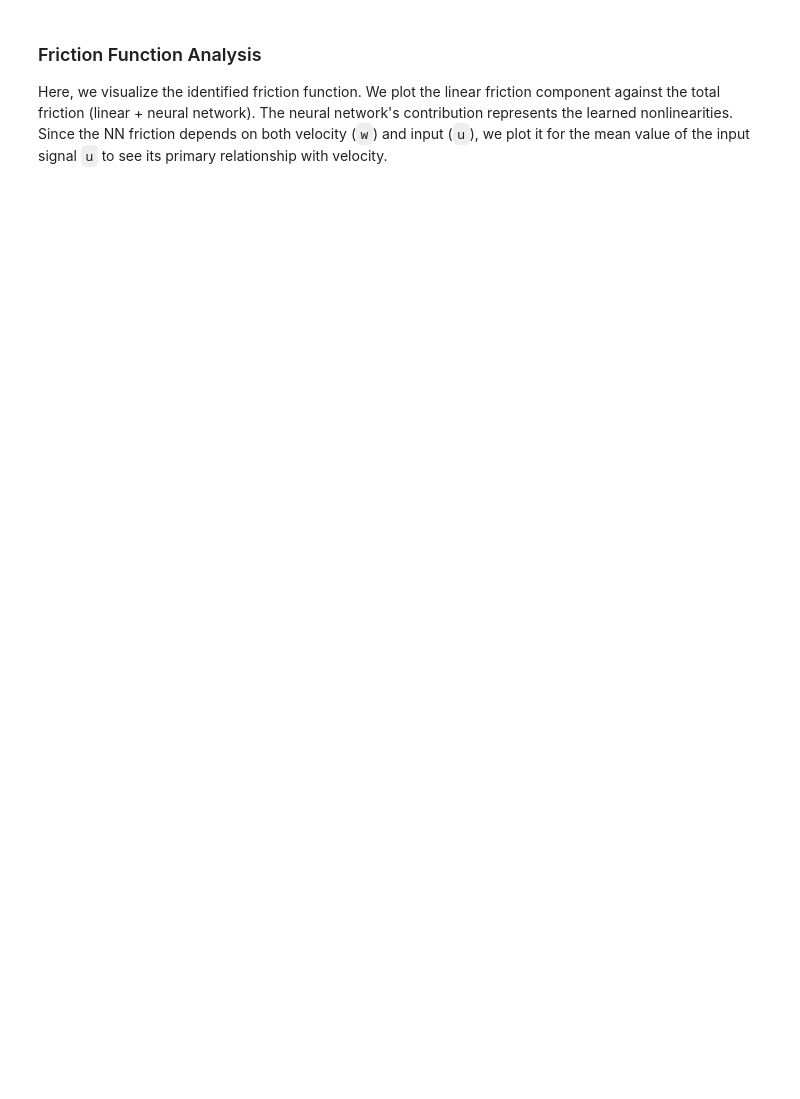
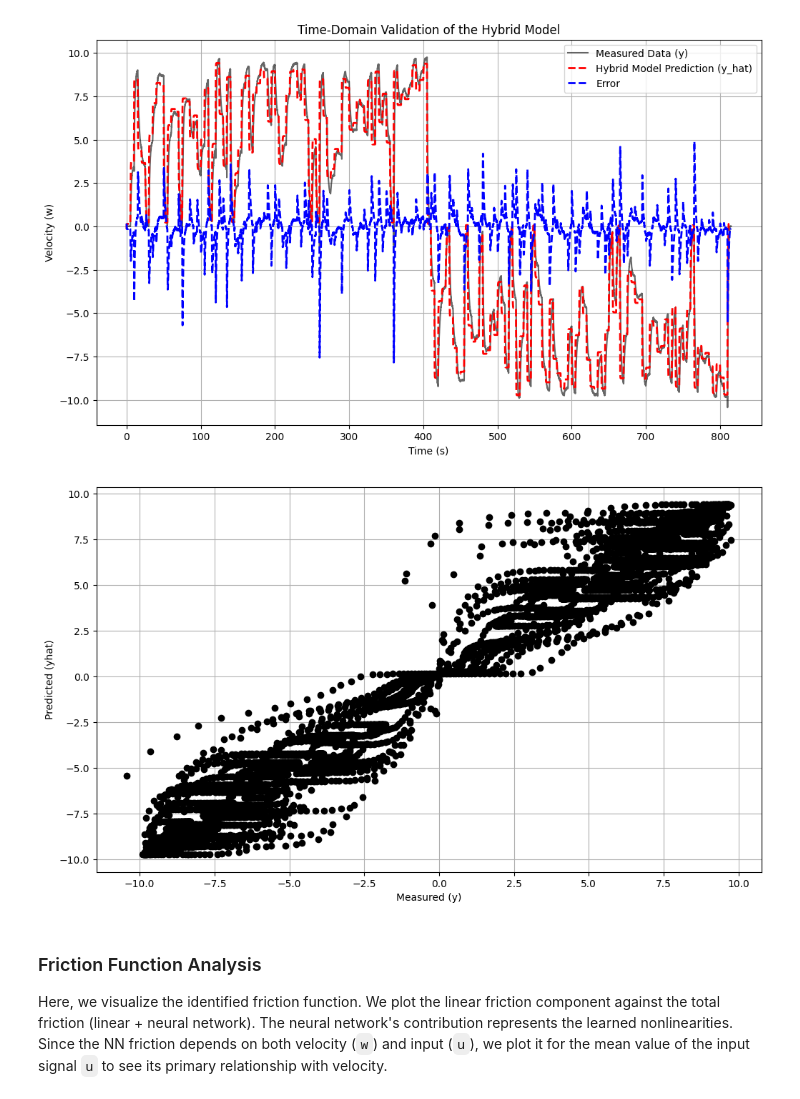
Before and after one commit to helonayala/sysid, a Jupyter notebook: grey_box_activity_2b.ipynb, the cells around one changed output. Drawn from its saved outputs; the diff is of its cells as text; code cells hidden in the pictures; blank space fills up the shorter version.

```diff
--- a/grey_box_activity_2b.ipynb
+++ b/grey_box_activity_2b.ipynb
@@ -235,21 +266,24 @@ yhat = final_sol.ys.flatten()
 # %%
 plt.figure(figsize=(12, 7))
 plt.plot(time, y, 'k', label='Measured Data (y)', alpha=0.6)
 plt.plot(time, yhat, 'r--', label='Hybrid Model Prediction (y_hat)', linewidth=2)
 plt.plot(time, y - yhat, 'b--', label='Error', linewidth=2)
 plt.xlabel('Time (s)')
 plt.ylabel('Velocity (w)')
 plt.title('Time-Domain Validation of the Hybrid Model')
 plt.legend()
 plt.grid(True)
 plt.show()
 
 plt.figure(figsize=(12, 7))
 plt.plot(y,yhat, 'ko')
-plt.xlabel('Measured (s)')
-plt.ylabel('Predicted (w)')
+plt.xlabel('Measured (y)')
+plt.ylabel('Predicted (yhat)')
 plt.grid(True)
 plt.show()
+# %% [output]
+[figure, added]
+[figure, added]
 # %% [markdown]
 ### Friction Function Analysis
 
```
Also changed, not shown: parts of 7 cells of this notebook.
